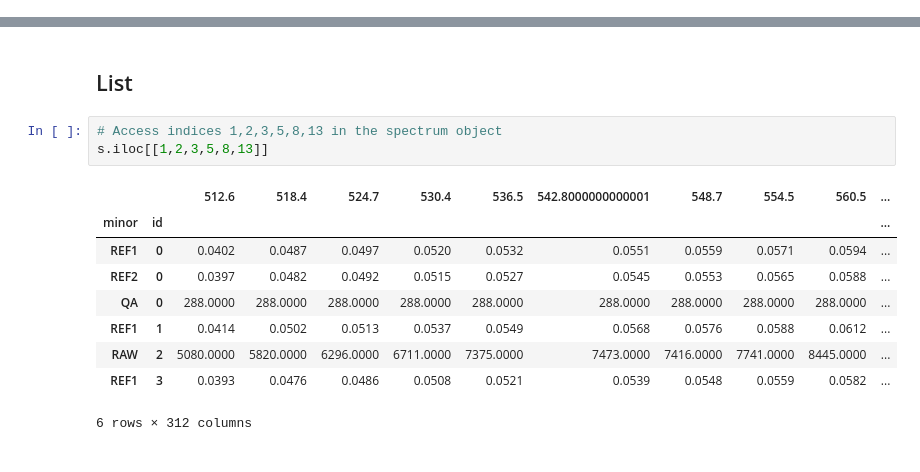
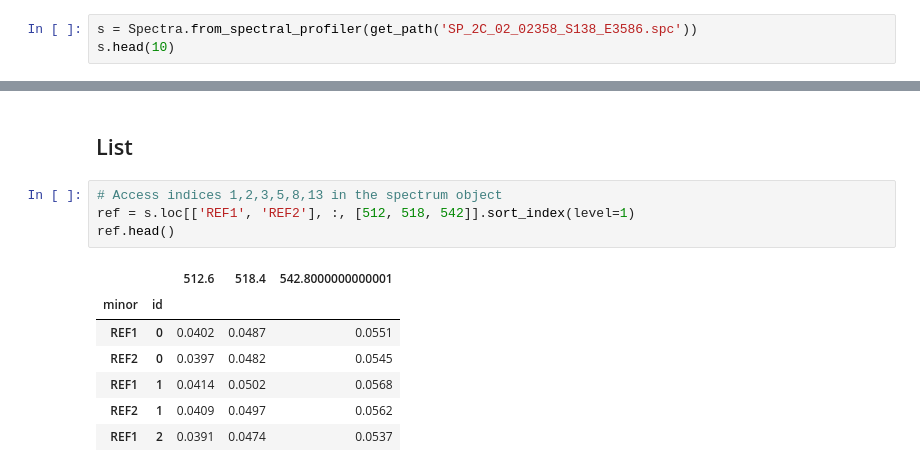
Before and after one commit to jlaura/PyHAT, a Jupyter notebook: notebooks/SP Example.ipynb, the cells around one changed output, grey strips where cells are left out. Drawn from its saved outputs; the diff is of its cells as text.

```diff
--- a/notebooks/SP Example.ipynb
+++ b/notebooks/SP Example.ipynb
@@ -28,0 +17,3 @@ s.head(10)
+# %%
+s = Spectra.from_spectral_profiler(get_path('SP_2C_02_02358_S138_E3586.spc'))
+s.head(10)
@@ -104,14 +122,13 @@ s.iloc[4:7]
 ## List
 # %%
 # Access indices 1,2,3,5,8,13 in the spectrum object
-s.iloc[[1,2,3,5,8,13]]
+ref = s.loc[['REF1', 'REF2'], :, [512, 518, 542]].sort_index(level=1)
+ref.head()
 # %% [output]
-|  |  | 512.6 | 518.4 | 524.7 | 530.4 | 536.5 | 542.8000000000001 | 548.7 | 554.5 | 560.5 | ... |
-| minor | id |  |  |  |  |  |  |  |  |  | ... |
-| REF1 | 0 | 0.0402 | 0.0487 | 0.0497 | 0.0520 | 0.0532 | 0.0551 | 0.0559 | 0.0571 | 0.0594 | ... |
-| REF2 | 0 | 0.0397 | 0.0482 | 0.0492 | 0.0515 | 0.0527 | 0.0545 | 0.0553 | 0.0565 | 0.0588 | ... |
-| QA | 0 | 288.0000 | 288.0000 | 288.0000 | 288.0000 | 288.0000 | 288.0000 | 288.0000 | 288.0000 | 288.0000 | ... |
-| REF1 | 1 | 0.0414 | 0.0502 | 0.0513 | 0.0537 | 0.0549 | 0.0568 | 0.0576 | 0.0588 | 0.0612 | ... |
-| RAW | 2 | 5080.0000 | 5820.0000 | 6296.0000 | 6711.0000 | 7375.0000 | 7473.0000 | 7416.0000 | 7741.0000 | 8445.0000 | ... |
-| REF1 | 3 | 0.0393 | 0.0476 | 0.0486 | 0.0508 | 0.0521 | 0.0539 | 0.0548 | 0.0559 | 0.0582 | ... |
+|  |  | 512.6 | 518.4 | 542.8000000000001 |
+| minor | id |  |  |  |
+| REF1 | 0 | 0.0402 | 0.0487 | 0.0551 |
+| REF2 | 0 | 0.0397 | 0.0482 | 0.0545 |
+| REF1 | 1 | 0.0414 | 0.0502 | 0.0568 |
+| REF2 | 1 | 0.0409 | 0.0497 | 0.0562 |
+| REF1 | 2 | 0.0391 | 0.0474 | 0.0537 |
-6 rows × 312 columns
```
Also changed, not shown: parts of 19 cells of this notebook, 1 other file.
